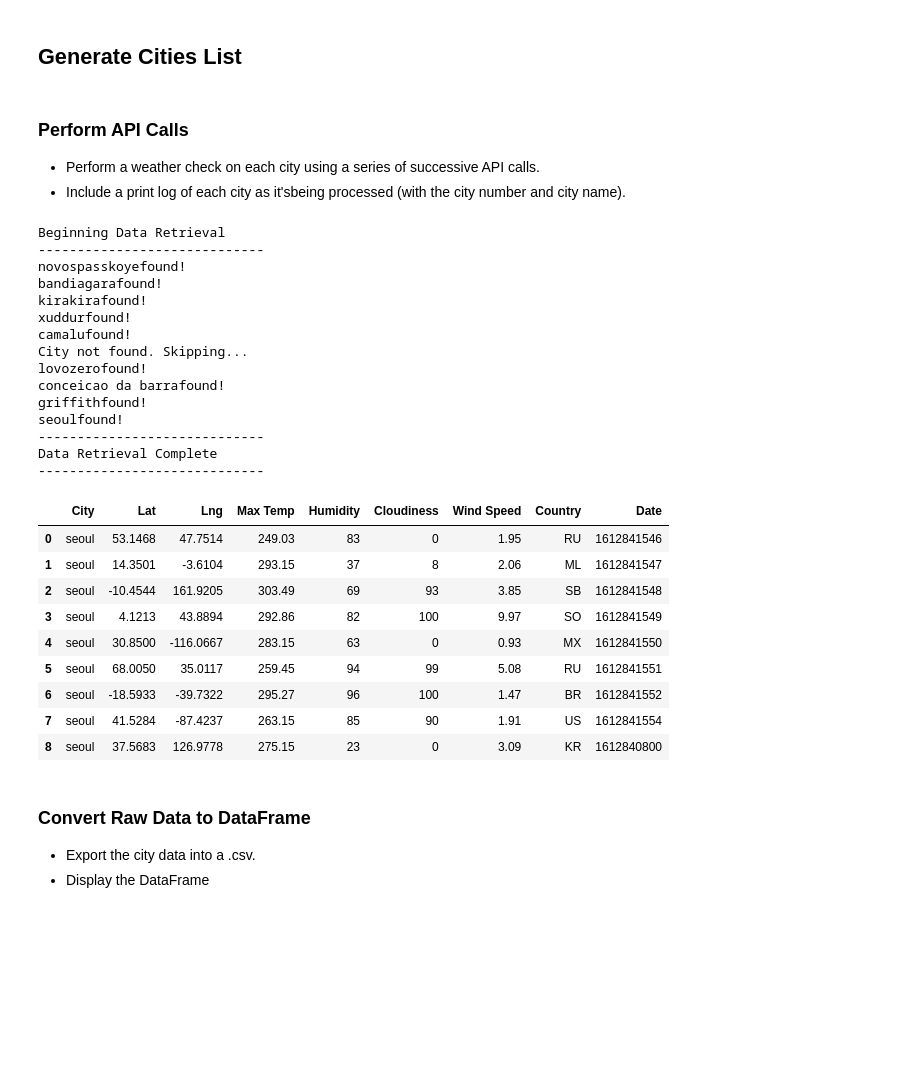
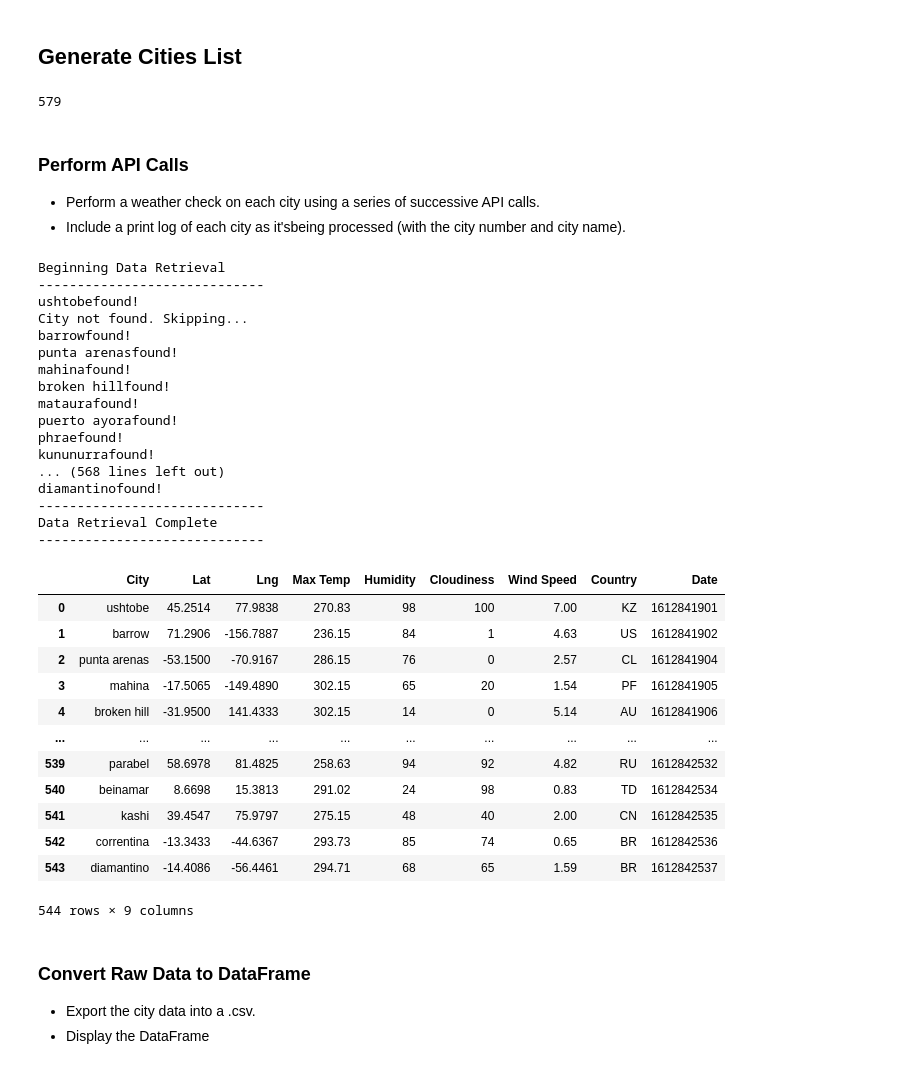
Before and after one commit to Ainash-Toleu/weather-analysis-api, a Jupyter notebook: WeatherPy/WeatherPy.ipynb, the cells around one changed output. Saved outputs shown, nothing was run; the diff lists cells and outputs as text; code cells hidden in the pictures; blank space fills up the shorter version.

Commit message:
weather checked in all cities

```diff
--- a/WeatherPy/WeatherPy.ipynb
+++ b/WeatherPy/WeatherPy.ipynb
@@ -47,7 +47,8 @@ for lat_lng in lat_lngs:
 
 # Print the city count to confirm sufficient count
 len(cities)
-cities
+# %% [output]
+579
 # %% [markdown]
 ### Perform API Calls
 * Perform a weather check on each city using a series of successive API calls.
@@ -55,16 +56,6 @@ cities
 # %%
 
 url = "http://api.openweathermap.org/data/2.5/weather?"
-cities = ['novospasskoye',
- 'bandiagara',
- 'kirakira',
- 'xuddur',
- 'camalu',
- 'galiwinku',
- 'lovozero',
- 'conceicao da barra',
- 'griffith',
- 'seoul']
 
 lat1 = []
 lon1 = []
@@ -123,43 +114,48 @@ print ("-----------------------------")
 # %% [output]
 Beginning Data Retrieval
 -----------------------------
-novospasskoyefound!
-bandiagarafound!
-kirakirafound!
-xuddurfound!
-camalufound!
+ushtobefound!
 City not found. Skipping...
-lovozerofound!
-conceicao da barrafound!
-griffithfound!
-seoulfound!
+barrowfound!
+punta arenasfound!
+mahinafound!
+broken hillfound!
+mataurafound!
+puerto ayorafound!
+phraefound!
+kununurrafound!
+... (568 lines left out)
+diamantinofound!
 -----------------------------
 Data Retrieval Complete
 -----------------------------
 # %%
 weather_df = pd.DataFrame(
-{"City": city,
+{"City": city1,
  "Lat": lat1,
  "Lng": lon1,
  "Max Temp": temp1_max,
  "Humidity": humidity1,
  "Cloudiness": cloudity1,
  "Wind Speed": wind_speed1,
  "Country": country1,
  "Date": date1})
 
 weather_df
 # %% [output]
 |  | City | Lat | Lng | Max Temp | Humidity | Cloudiness | Wind Speed | Country | Date |
-| 0 | seoul | 53.1468 | 47.7514 | 249.03 | 83 | 0 | 1.95 | RU | 1612841546 |
-| 1 | seoul | 14.3501 | -3.6104 | 293.15 | 37 | 8 | 2.06 | ML | 1612841547 |
-| 2 | seoul | -10.4544 | 161.9205 | 303.49 | 69 | 93 | 3.85 | SB | 1612841548 |
-| 3 | seoul | 4.1213 | 43.8894 | 292.86 | 82 | 100 | 9.97 | SO | 1612841549 |
-| 4 | seoul | 30.8500 | -116.0667 | 283.15 | 63 | 0 | 0.93 | MX | 1612841550 |
-| 5 | seoul | 68.0050 | 35.0117 | 259.45 | 94 | 99 | 5.08 | RU | 1612841551 |
-| 6 | seoul | -18.5933 | -39.7322 | 295.27 | 96 | 100 | 1.47 | BR | 1612841552 |
-| 7 | seoul | 41.5284 | -87.4237 | 263.15 | 85 | 90 | 1.91 | US | 1612841554 |
-| 8 | seoul | 37.5683 | 126.9778 | 275.15 | 23 | 0 | 3.09 | KR | 1612840800 |
+| 0 | ushtobe | 45.2514 | 77.9838 | 270.83 | 98 | 100 | 7.00 | KZ | 1612841901 |
+| 1 | barrow | 71.2906 | -156.7887 | 236.15 | 84 | 1 | 4.63 | US | 1612841902 |
+| 2 | punta arenas | -53.1500 | -70.9167 | 286.15 | 76 | 0 | 2.57 | CL | 1612841904 |
+| 3 | mahina | -17.5065 | -149.4890 | 302.15 | 65 | 20 | 1.54 | PF | 1612841905 |
+| 4 | broken hill | -31.9500 | 141.4333 | 302.15 | 14 | 0 | 5.14 | AU | 1612841906 |
+| ... | ... | ... | ... | ... | ... | ... | ... | ... | ... |
+| 539 | parabel | 58.6978 | 81.4825 | 258.63 | 94 | 92 | 4.82 | RU | 1612842532 |
+| 540 | beinamar | 8.6698 | 15.3813 | 291.02 | 24 | 98 | 0.83 | TD | 1612842534 |
+| 541 | kashi | 39.4547 | 75.9797 | 275.15 | 48 | 40 | 2.00 | CN | 1612842535 |
+| 542 | correntina | -13.3433 | -44.6367 | 293.73 | 85 | 74 | 0.65 | BR | 1612842536 |
+| 543 | diamantino | -14.4086 | -56.4461 | 294.71 | 68 | 65 | 1.59 | BR | 1612842537 |
+544 rows × 9 columns
 # %% [markdown]
 ### Convert Raw Data to DataFrame
 * Export the city data into a .csv.
```
Also changed, not shown: parts of 3 cells of this notebook, 1 other file.
